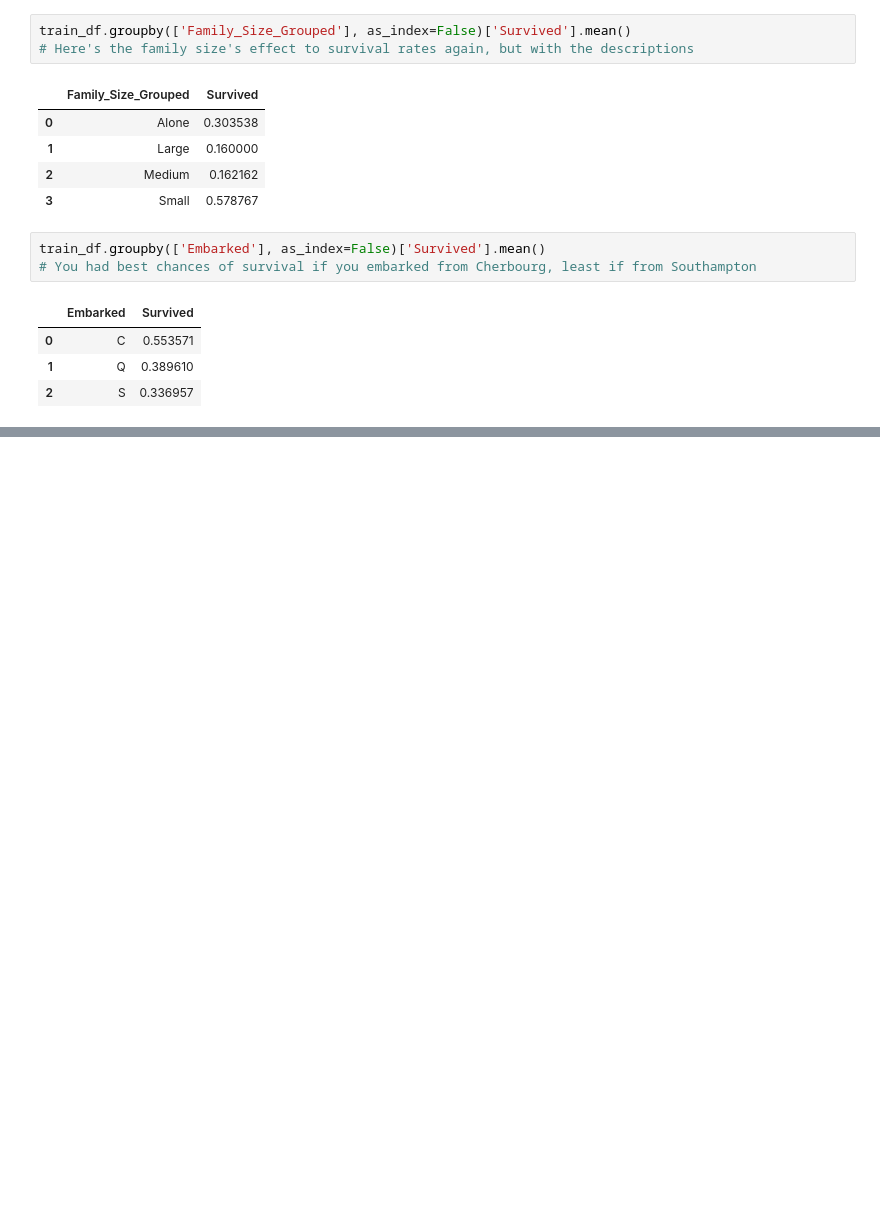
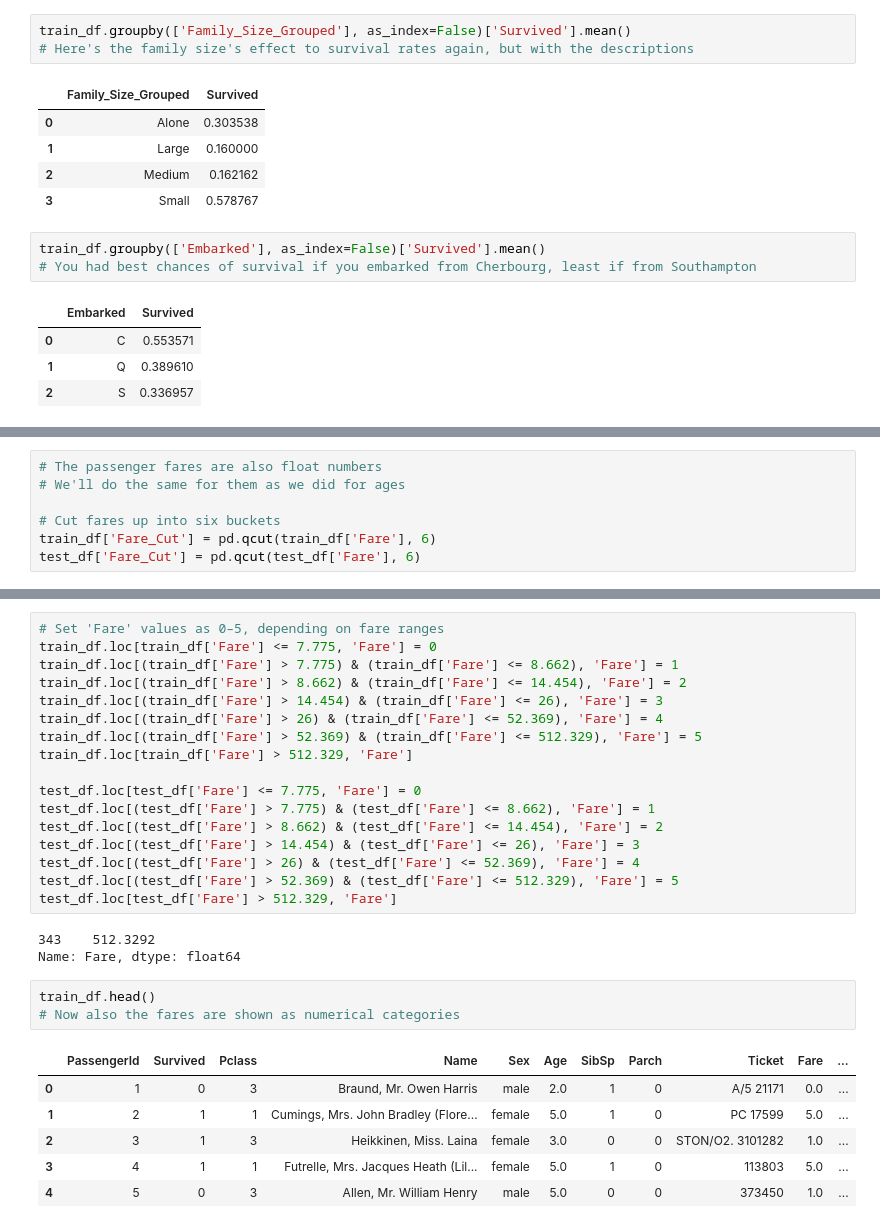
Before and after one commit to jonidaniel/data-science-and-machine-learning, a Jupyter notebook: kaggle/competitions/titanic-machine-learning-from-disaster/titanic.ipynb, the cells around one changed output, grey strips where cells are left out. Drawn from its saved outputs; the diff is of its cells as text; blank space fills up the shorter version.

```diff
--- a/kaggle/competitions/titanic-machine-learning-from-disaster/titanic.ipynb
+++ b/kaggle/competitions/titanic-machine-learning-from-disaster/titanic.ipynb
@@ -255,0 +329,7 @@ train_df.groupby(['Embarked'], as_index=False)['Survived'].mean()
+# %%
+# The passenger fares are also float numbers
+# We'll do the same for them as we did for ages
+
+# Cut fares up into six buckets
+train_df['Fare_Cut'] = pd.qcut(train_df['Fare'], 6)
+test_df['Fare_Cut'] = pd.qcut(test_df['Fare'], 6)
@@ -255,0 +346,30 @@ train_df.groupby(['Embarked'], as_index=False)['Survived'].mean()
+# %%
+# Set 'Fare' values as 0–5, depending on fare ranges
+train_df.loc[train_df['Fare'] <= 7.775, 'Fare'] = 0
+train_df.loc[(train_df['Fare'] > 7.775) & (train_df['Fare'] <= 8.662), 'Fare'] = 1
+train_df.loc[(train_df['Fare'] > 8.662) & (train_df['Fare'] <= 14.454), 'Fare'] = 2
+train_df.loc[(train_df['Fare'] > 14.454) & (train_df['Fare'] <= 26), 'Fare'] = 3
+train_df.loc[(train_df['Fare'] > 26) & (train_df['Fare'] <= 52.369), 'Fare'] = 4
+train_df.loc[(train_df['Fare'] > 52.369) & (train_df['Fare'] <= 512.329), 'Fare'] = 5
+train_df.loc[train_df['Fare'] > 512.329, 'Fare']
+
+test_df.loc[test_df['Fare'] <= 7.775, 'Fare'] = 0
+test_df.loc[(test_df['Fare'] > 7.775) & (test_df['Fare'] <= 8.662), 'Fare'] = 1
+test_df.loc[(test_df['Fare'] > 8.662) & (test_df['Fare'] <= 14.454), 'Fare'] = 2
+test_df.loc[(test_df['Fare'] > 14.454) & (test_df['Fare'] <= 26), 'Fare'] = 3
+test_df.loc[(test_df['Fare'] > 26) & (test_df['Fare'] <= 52.369), 'Fare'] = 4
+test_df.loc[(test_df['Fare'] > 52.369) & (test_df['Fare'] <= 512.329), 'Fare'] = 5
+test_df.loc[test_df['Fare'] > 512.329, 'Fare']
+# %% [output]
+343    512.3292
+Name: Fare, dtype: float64
+# %%
+train_df.head()
+# Now also the fares are shown as numerical categories
+# %% [output]
+|  | PassengerId | Survived | Pclass | Name | Sex | Age | SibSp | Parch | Ticket | Fare | ... |
+| 0 | 1 | 0 | 3 | Braund, Mr. Owen Harris | male | 2.0 | 1 | 0 | A/5 21171 | 0.0 | ... |
+| 1 | 2 | 1 | 1 | Cumings, Mrs. John Bradley (Flore... | female | 5.0 | 1 | 0 | PC 17599 | 5.0 | ... |
+| 2 | 3 | 1 | 3 | Heikkinen, Miss. Laina | female | 3.0 | 0 | 0 | STON/O2. 3101282 | 1.0 | ... |
+| 3 | 4 | 1 | 1 | Futrelle, Mrs. Jacques Heath (Lil... | female | 5.0 | 1 | 0 | 113803 | 5.0 | ... |
+| 4 | 5 | 0 | 3 | Allen, Mr. William Henry | male | 5.0 | 0 | 0 | 373450 | 1.0 | ... |
```
Also changed, not shown: parts of 10 cells of this notebook.
